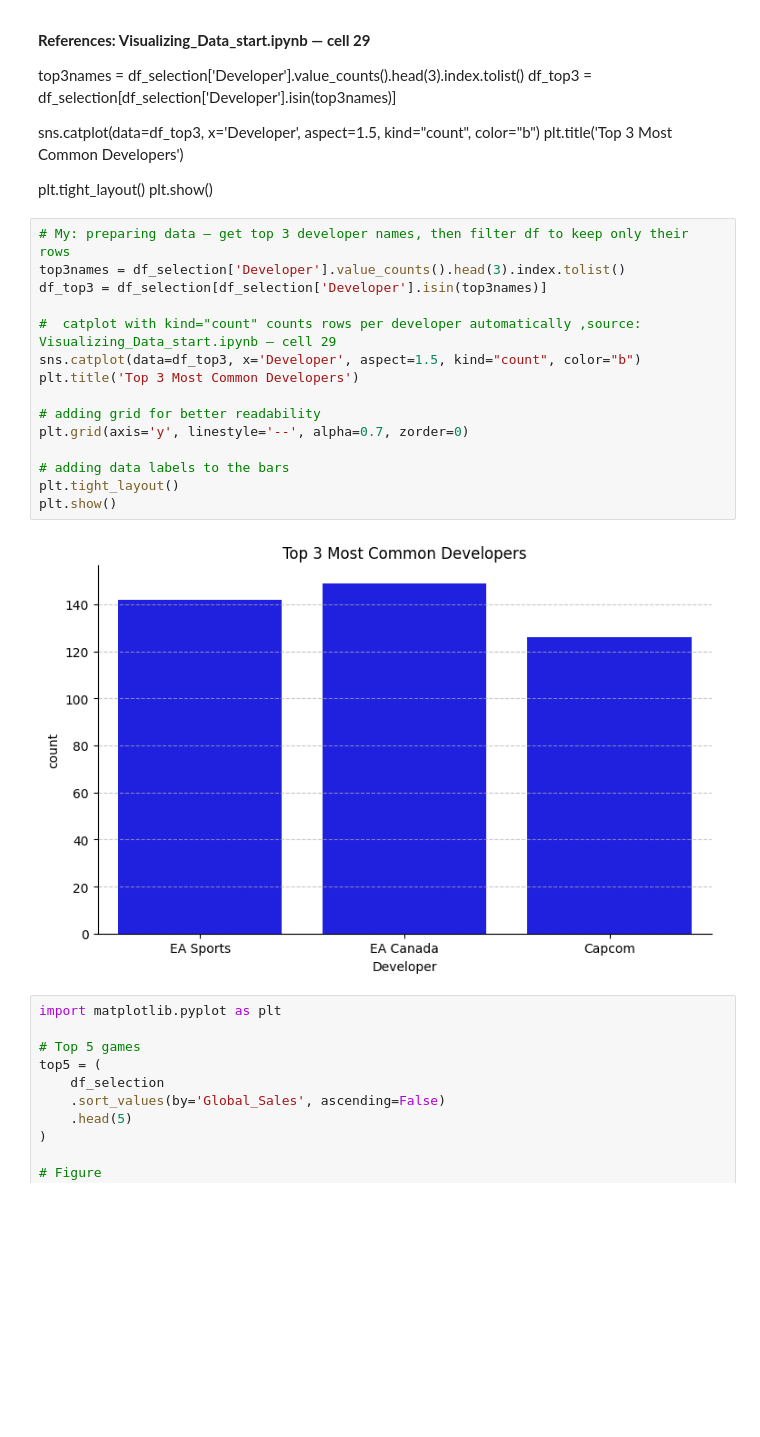
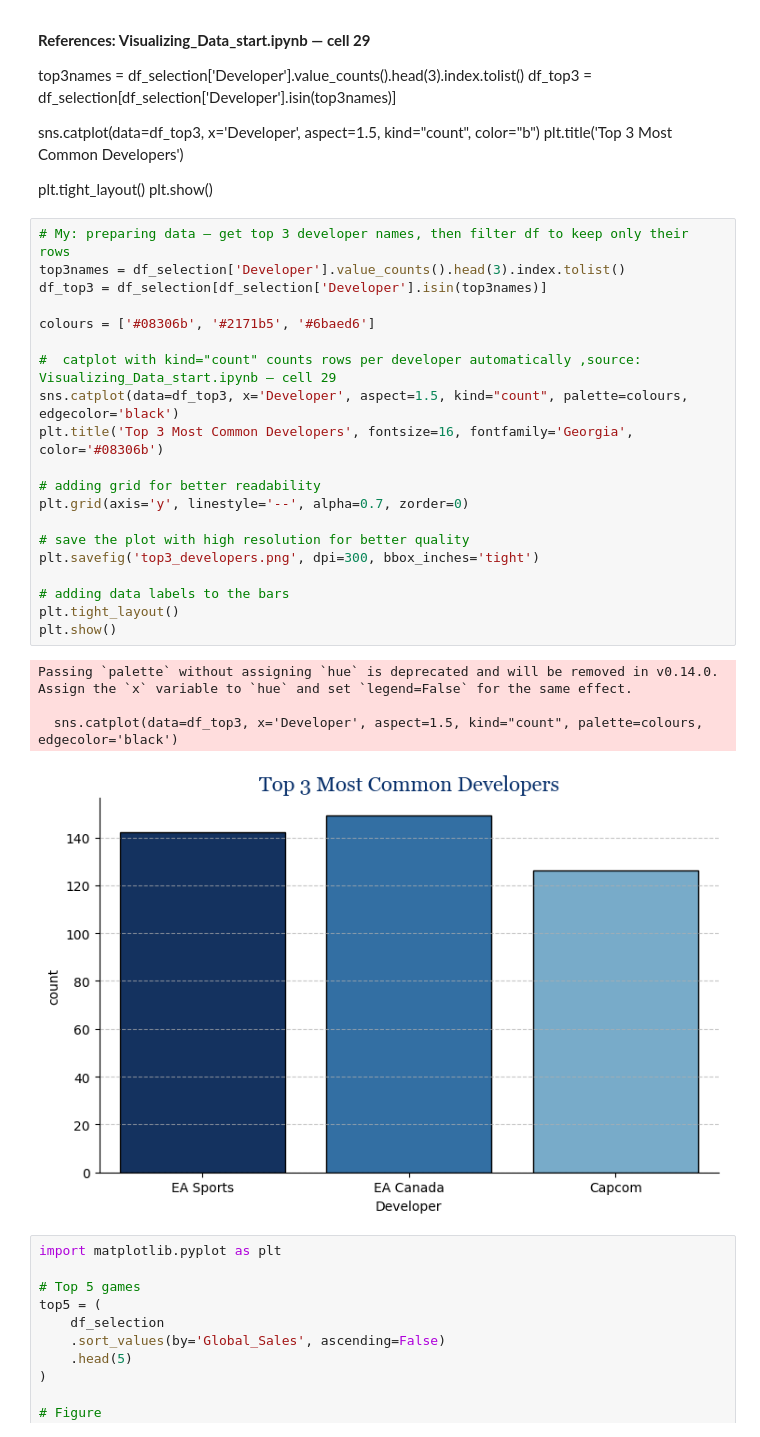
Before and after one commit to Akakiusz/Visualisation-Techniques-for-AI-, a Jupyter notebook: NOTEBOOK/analysis TEST.ipynb, the cells around one changed output. Cells and saved outputs as stored; diff of their text form; blank space fills up the shorter version.

```diff
--- a/NOTEBOOK/analysis TEST.ipynb
+++ b/NOTEBOOK/analysis TEST.ipynb
@@ -402,20 +402,28 @@ plt.show()
 # %%
 # My: preparing data — get top 3 developer names, then filter df to keep only their rows
 top3names = df_selection['Developer'].value_counts().head(3).index.tolist()
 df_top3 = df_selection[df_selection['Developer'].isin(top3names)]
 
+colours = ['#08306b', '#2171b5', '#6baed6']
+
 #  catplot with kind="count" counts rows per developer automatically ,source: Visualizing_Data_start.ipynb — cell 29
-sns.catplot(data=df_top3, x='Developer', aspect=1.5, kind="count", color="b")
-plt.title('Top 3 Most Common Developers')
+sns.catplot(data=df_top3, x='Developer', aspect=1.5, kind="count", palette=colours, edgecolor='black')
+plt.title('Top 3 Most Common Developers', fontsize=16, fontfamily='Georgia', color='#08306b')
 
 # adding grid for better readability
 plt.grid(axis='y', linestyle='--', alpha=0.7, zorder=0)
 
+# save the plot with high resolution for better quality
+plt.savefig('top3_developers.png', dpi=300, bbox_inches='tight')
+
 # adding data labels to the bars
 plt.tight_layout()
 plt.show()
 # %% [output]
+Passing `palette` without assigning `hue` is deprecated and will be removed in v0.14.0. Assign the `x` variable to `hue` and set `legend=False` for the same effect.
+
+  sns.catplot(data=df_top3, x='Developer', aspect=1.5, kind="count", palette=colours, edgecolor='black')
-[figure, old version]
+[figure, new version]
 # %%
 import matplotlib.pyplot as plt
 
```
Also changed, not shown: 1 other file.
